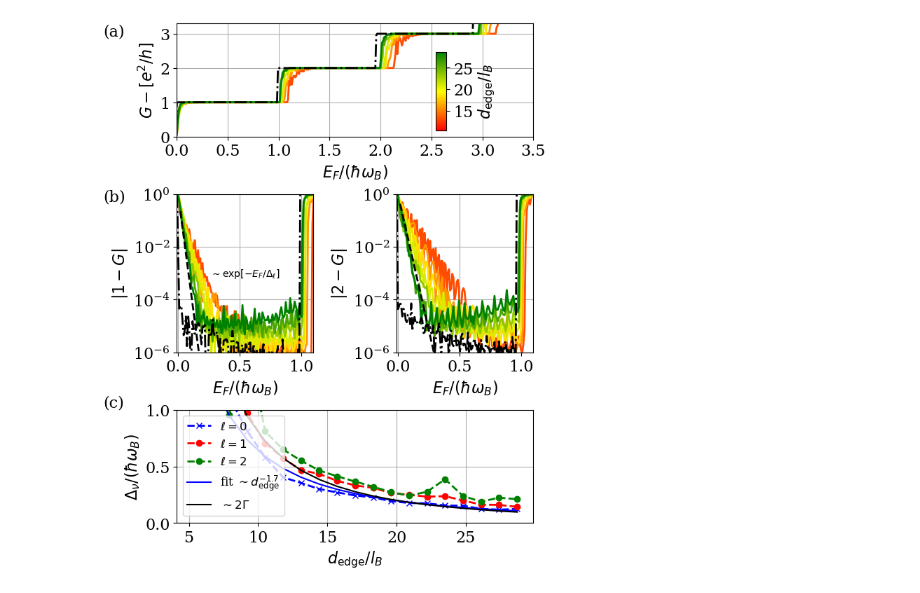
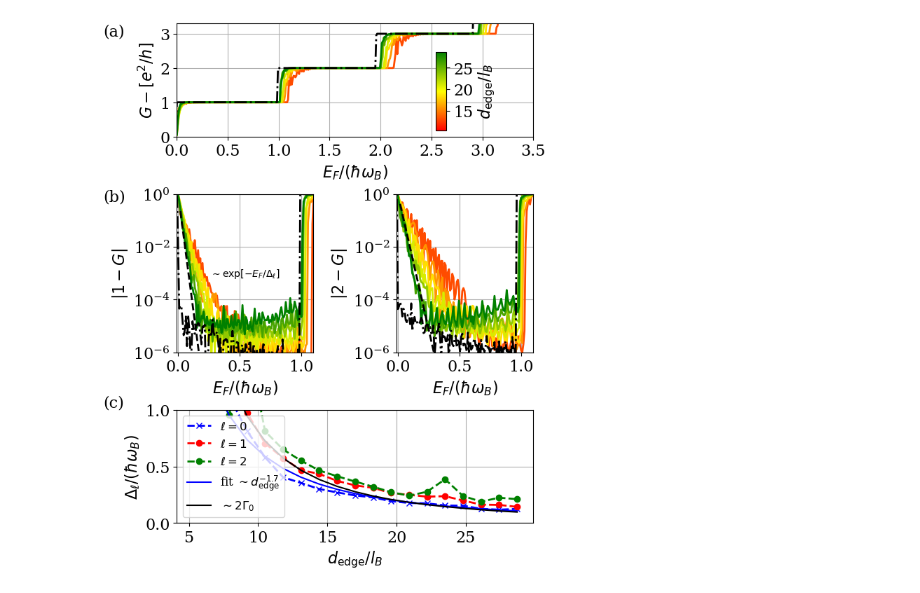
Before and after one commit to Daniele-PyBECTN/The-electrostatic-origin-of-the-breakdown-of-the-Integer-Quantum-Hall-Effect-in-Split-Ring-Cavities, a Jupyter notebook: fig3/main_dataset/figure3_creator.ipynb, the cells around one changed output. Drawn from its saved outputs; the diff is of its cells as text; code cells hidden in the pictures.

```diff
--- a/fig3/main_dataset/figure3_creator.ipynb
+++ b/fig3/main_dataset/figure3_creator.ipynb
@@ -353,34 +353,34 @@ ax4.plot( (distance), (slope_2/omB), color='red', marker='o', linestyle='--', li
 ax4.plot( (distance), (slope_3/omB), color='green', marker='o', linestyle='--', linewidth=2, label=r'$\ell=2$')
 
 slopeD1, interceptD1, r_value, p_value, std_err = linregress( np.log10(distance[0:len(distance)]), np.log10(slope_1[0:len(distance)]) )
 ax4.plot( (distance), np.exp(np.log(10)*interceptD1)*(distance)**slopeD1/omB , color='blue', label=r'fit $\sim d_{\rm edge}^{%.1f}$' % slopeD1 )
 
 #ax4.plot(np.log10(distance), -2*np.log10(distance) + .7 , color='black', label=r'$\sim d_{\rm edge}^{-2}$')
-ax4.plot( (distance), (arrGam[:,0]/omB) , color='black', label=r'$\sim 2\Gamma$')
+ax4.plot( (distance), (arrGam[:,0]/omB) , color='black', label=r'$\sim 2\Gamma_0$')
 
 
 ax4.set_xlabel(r"$d_{\rm edge}/l_B$")
-ax4.set_ylabel(r"$\Delta_{\nu}/(\hbar \omega_B)$")
+ax4.set_ylabel(r"$\Delta_{\ell}/(\hbar \omega_B)$")
 ax4.set_ylim(0,1.)
 ax4.grid()
 
 ax4.legend(loc='upper left', fontsize=12)
 
 inset = inset_axes(ax2, width="35%", height="35%", loc='center',
                    bbox_to_anchor=(0, 0, 1, 1), bbox_transform=ax2.transAxes)
 
 inset.axis("off")  # Turn off axis for text-only inset
 inset.text(0.5, 0.5, r"$\sim \exp[-E_F/\Delta_{\ell}]$", fontsize=10, ha='center', va='center')
 
 # Global labels (a), (b), (c), (d) aligned vertically on the left
 fig.text(0.02, ax1.get_position().y1+.09, "(a)", va="top", ha="left", fontsize=16)
 fig.text(0.02, ax2.get_position().y1+.05, "(b)", va="top", ha="left", fontsize=16)
 fig.text(0.02, ax4.get_position().y1+.02, "(c)", va="top", ha="left", fontsize=16)
 
 # Layout
 plt.tight_layout()
 plt.subplots_adjust(hspace=0.45)
 
-#plt.savefig('fig_SI2.pdf')
+#plt.savefig('fig3.pdf')
 # %% [output]
-[figure, old version]
+[figure, new version]
```
Also changed, not shown: 9 other files.
